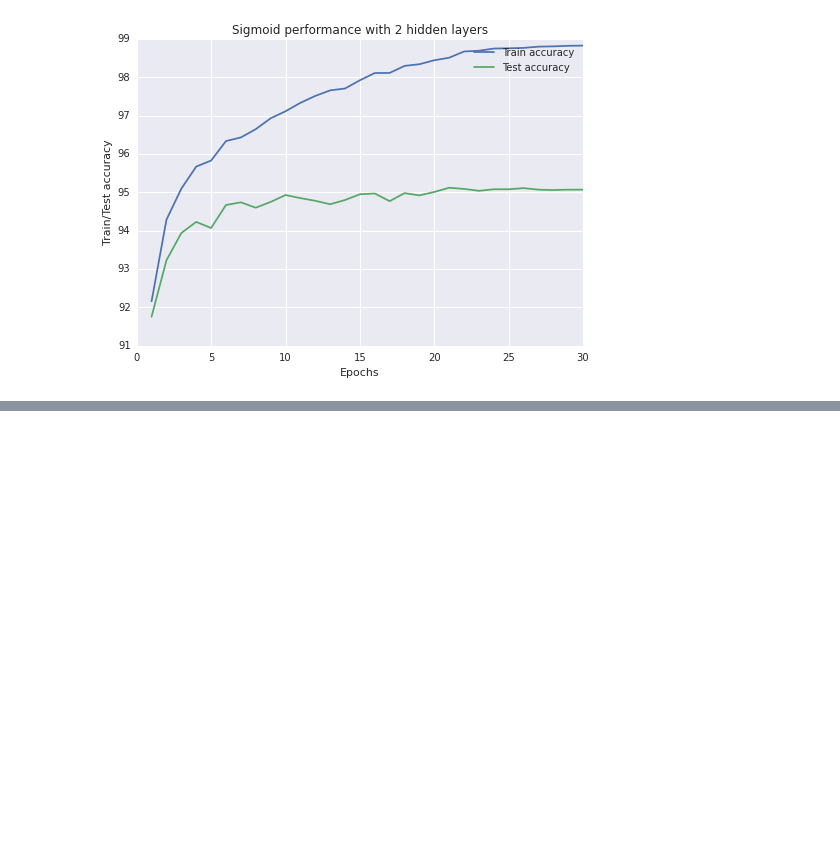
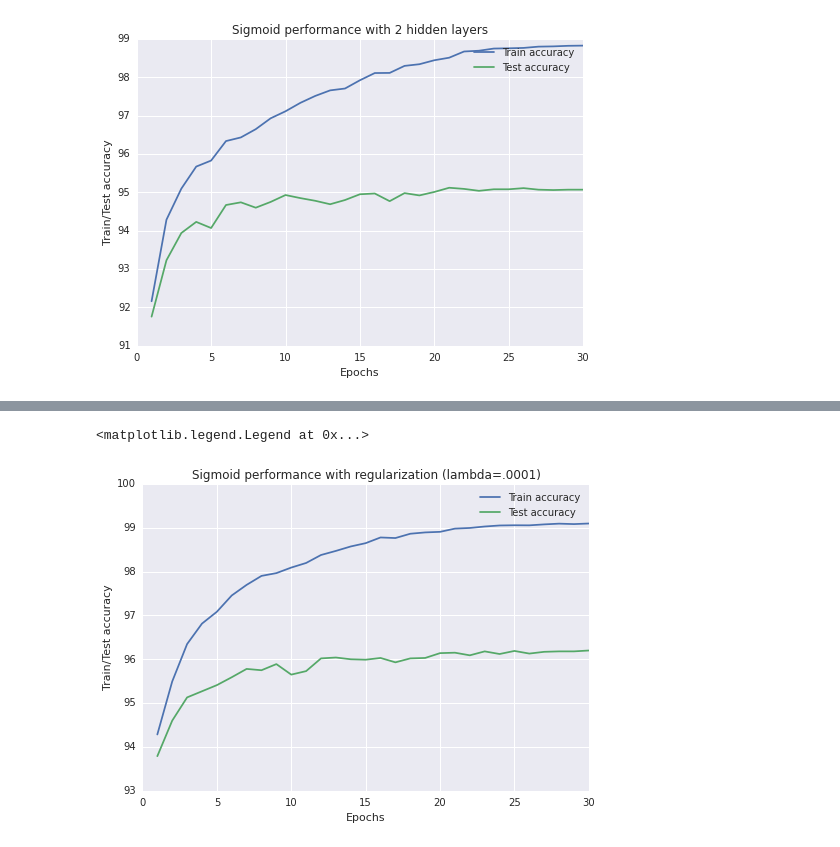
Before and after one commit to ankit2311/NeuralNetworks-CSE-253, a Jupyter notebook: Homework2/src/CS 253 HW 2.ipynb, the cells around one changed output, grey strips where cells are left out. Cells and saved outputs as stored; diff of their text form; code cells hidden in the pictures; blank space fills up the shorter version.

```diff
--- a/Homework2/src/CS 253 HW 2.ipynb
+++ b/Homework2/src/CS 253 HW 2.ipynb
@@ -353,11 +494,14 @@ sns.plt.legend()
-# %%
-x = [i+1 for i in xrange(30)]
-sigmoid_train = clf_sigmoid_two_layer.train_accuracy
-sigmoid_test = clf_sigmoid_two_layer.test_accuracy
-
-sns.plt.xlabel("Epochs")
-sns.plt.ylabel("Train/Test accuracy")
-sns.plt.plot(x, sigmoid_train,  label = "Train accuracy" )
-sns.plt.plot(x, sigmoid_test,  label = "Test accuracy" )
-sns.plt.title("Sigmoid performance with regularization")
-sns.plt.legend()
+# %%
+x = [i+1 for i in xrange(30)]
+sigmoid_train = [94.284999999999997, 95.493333333333325, 96.346666666666664, 96.813333333333333, 97.083333333333329, 97.454999999999998, 97.696666666666658, 97.901666666666671, 97.965000000000003, 98.091666666666669, 98.196666666666658, 98.37833333333333, 98.471666666666664, 98.573333333333338, 98.648333333333341, 98.778333333333336, 98.765000000000001, 98.86333333333333, 98.893333333333331, 98.906666666666666, 98.980000000000004, 98.995000000000005, 99.028333333333336, 99.051666666666677, 99.056666666666672, 99.055000000000007, 99.076666666666668, 99.093333333333334, 99.083333333333329, 99.096666666666664]
+sigmoid_test = [93.789999999999992, 94.599999999999994, 95.13000000000001, 95.269999999999996, 95.409999999999997, 95.590000000000003, 95.780000000000001, 95.75, 95.890000000000001, 95.650000000000006, 95.730000000000004, 96.02000000000001, 96.040000000000006, 96.0, 95.989999999999995, 96.030000000000001, 95.930000000000007, 96.02000000000001, 96.030000000000001, 96.140000000000001, 96.150000000000006, 96.090000000000003, 96.179999999999993, 96.120000000000005, 96.189999999999998, 96.13000000000001, 96.170000000000002, 96.179999999999993, 96.179999999999993, 96.200000000000003]
+
+sns.plt.xlabel("Epochs")
+sns.plt.ylabel("Train/Test accuracy")
+sns.plt.plot(x, sigmoid_train,  label = "Train accuracy" )
+sns.plt.plot(x, sigmoid_test,  label = "Test accuracy" )
+sns.plt.title("Sigmoid performance with regularization (lambda=.0001)")
+sns.plt.legend()
+# %% [output]
+<matplotlib.legend.Legend at 0x...>
+[figure, added]
```
Also changed, not shown: parts of 14 cells of this notebook.
